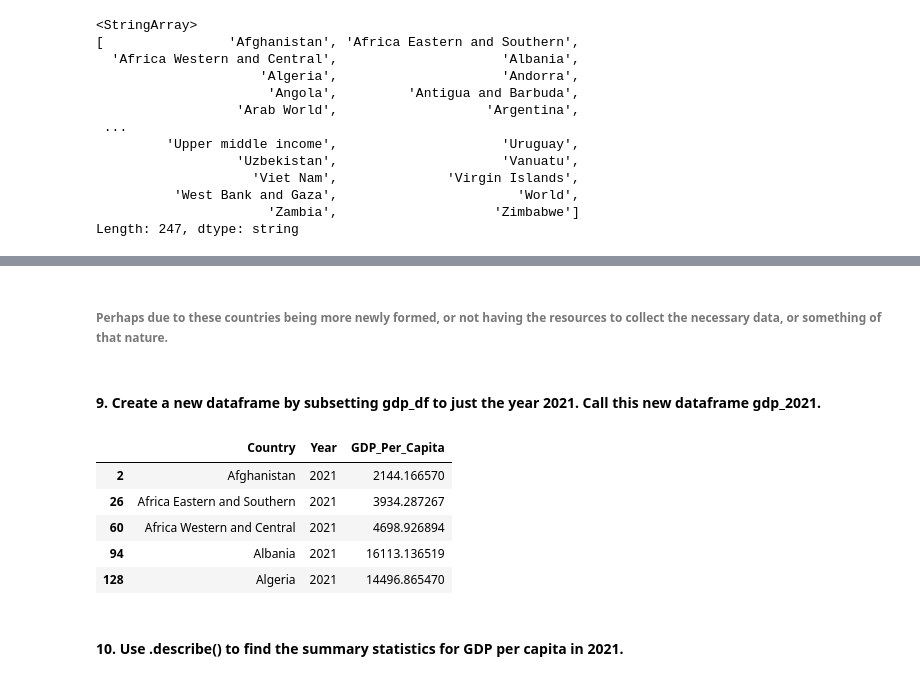
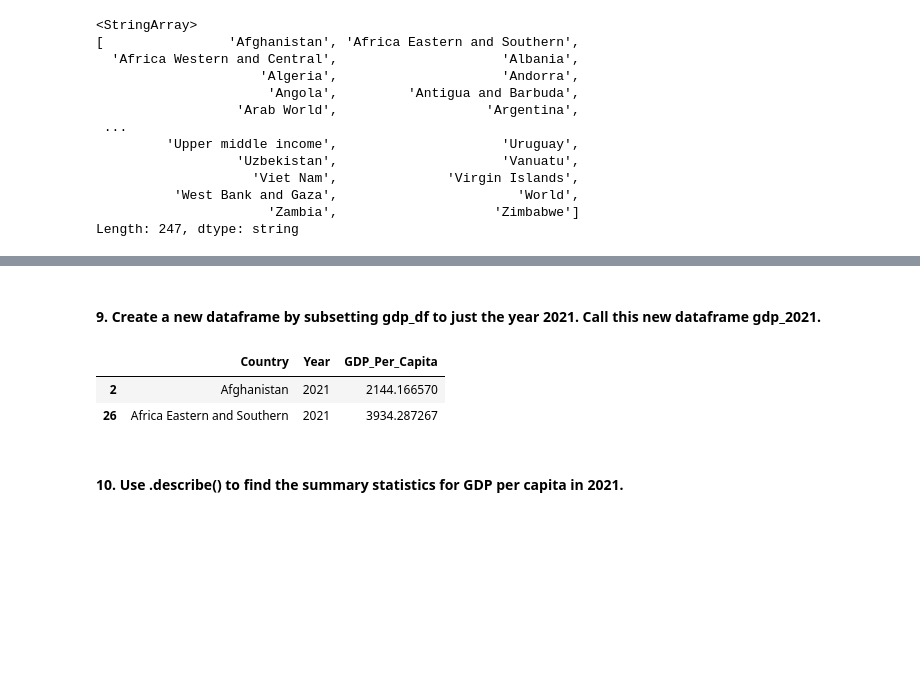
Before and after one commit to nss-data-science-cohort-9/un-exploration-catdgomez, a Jupyter notebook: notebooks/UN_Data_Exploration.ipynb, the cells around one changed output, grey strips where cells are left out. Saved outputs shown, nothing was run; the diff lists cells and outputs as text; code cells hidden in the pictures; blank space fills up the shorter version.

```diff
--- a/notebooks/UN_Data_Exploration.ipynb
+++ b/notebooks/UN_Data_Exploration.ipynb
@@ -265,18 +229,13 @@ Name: count, dtype: Int64
-# %% [markdown]
-###### Perhaps due to these countries being more newly formed, or not having the resources to collect the necessary data, or something of that nature.
 # %% [markdown]
 #### 9. Create a new dataframe by subsetting gdp_df to just the year 2021. Call this new dataframe gdp_2021.
 # %%
-gdp_2021 = gdp_drop_footnotes[gdp_drop_footnotes['Year'] == 2021]
+gdp_2021 = gdp_df[gdp_df['Year'] == 2021]
 # %%
-gdp_2021.head(5)
+gdp_2021.head(2)
 # %% [output]
 |  | Country | Year | GDP_Per_Capita |
 | 2 | Afghanistan | 2021 | 2144.166570 |
 | 26 | Africa Eastern and Southern | 2021 | 3934.287267 |
-| 60 | Africa Western and Central | 2021 | 4698.926894 |
-| 94 | Albania | 2021 | 16113.136519 |
-| 128 | Algeria | 2021 | 14496.865470 |
 # %% [markdown]
 #### 10. Use .describe() to find the summary statistics for GDP per capita in 2021.
 # %%
```
Also changed, not shown: parts of 21 cells of this notebook.
